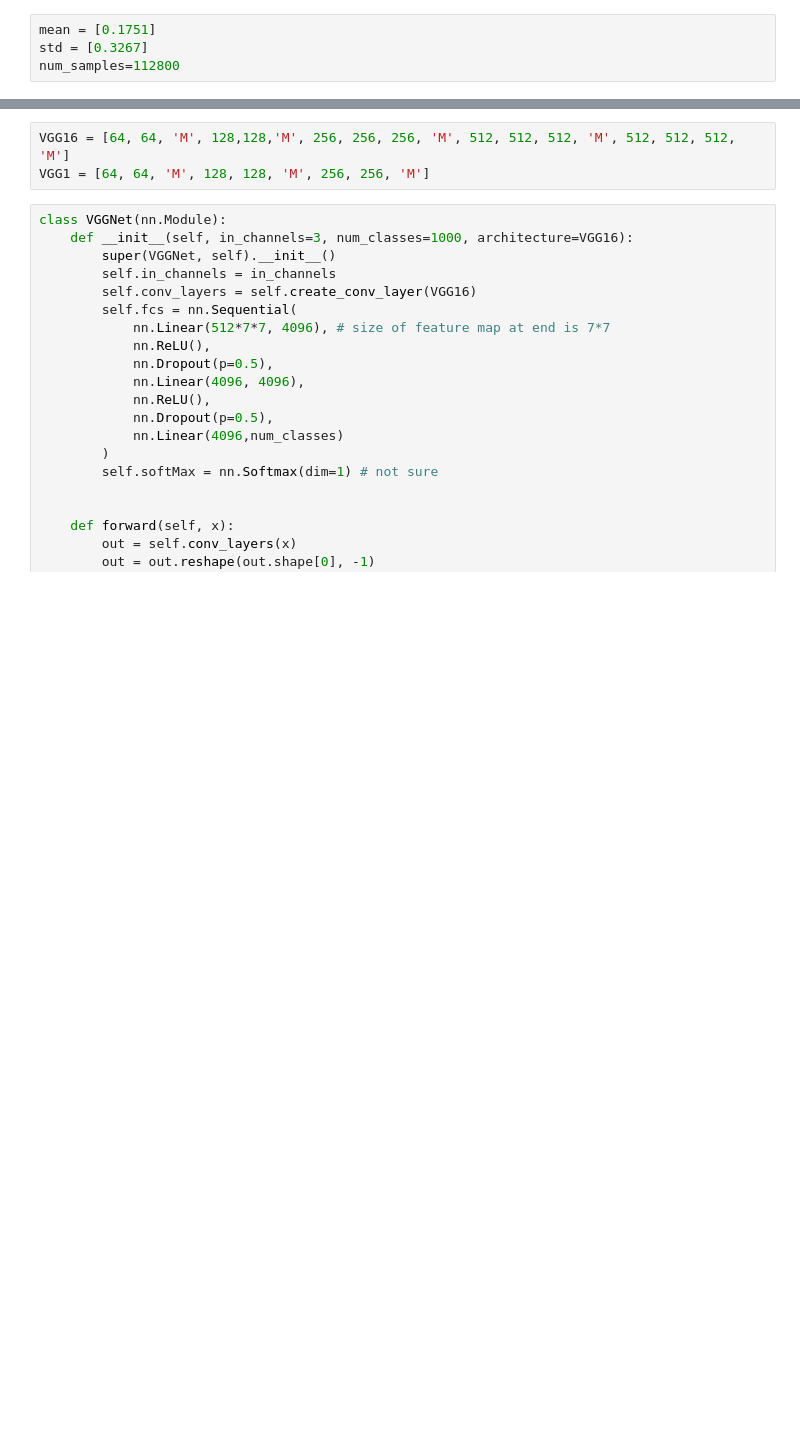
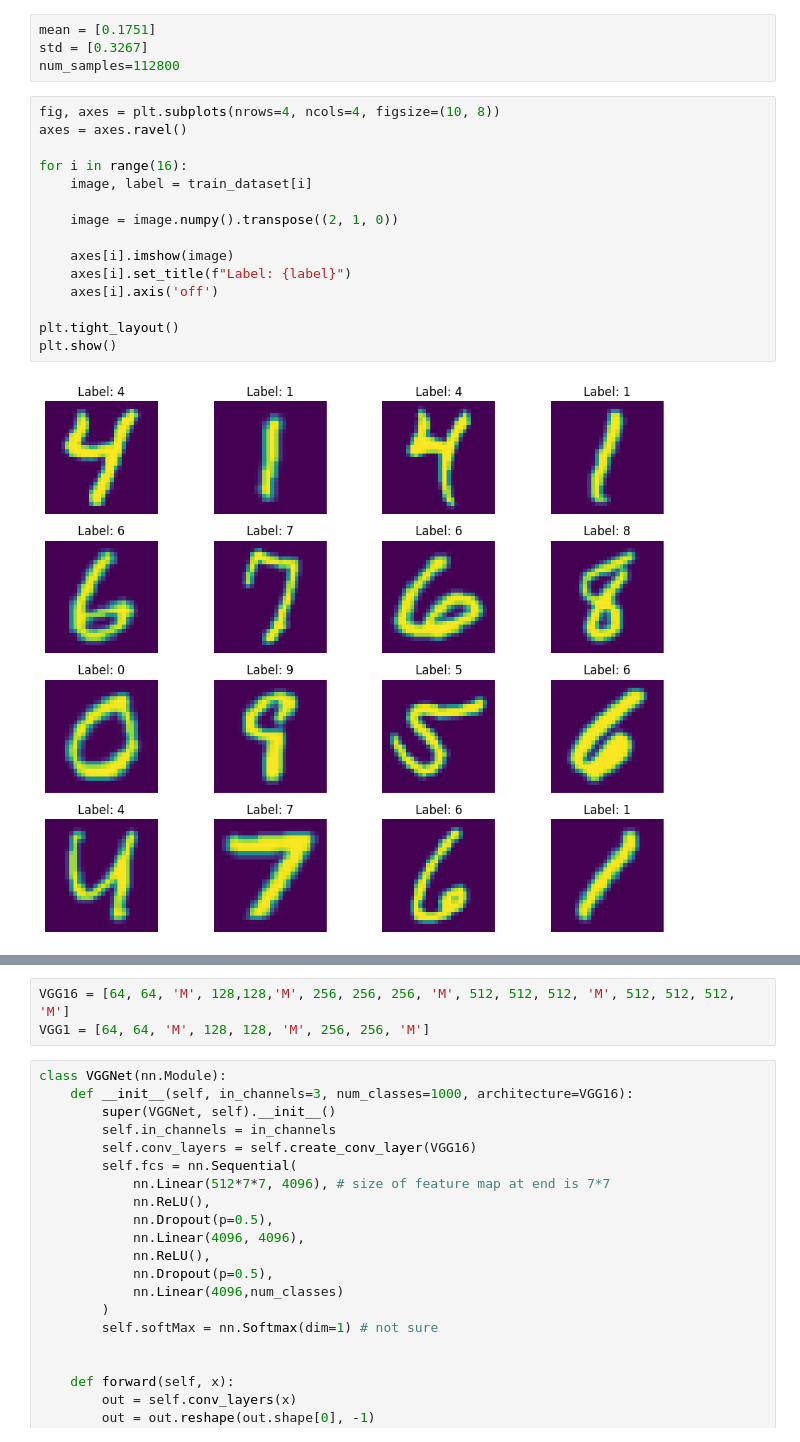
Before and after one commit to anshuman-8/DeepWisdom, a Jupyter notebook: VGG/VGG.ipynb, the cells around one changed output, grey strips where cells are left out. Saved outputs shown, nothing was run; the diff lists cells and outputs as text; blank space fills up the shorter version.

```diff
--- a/VGG/VGG.ipynb
+++ b/VGG/VGG.ipynb
@@ -68,6 +76,23 @@ mean=tensor([0.1751]); std=tensor([0.3267]); num_samples=112800
 mean = [0.1751]
 std = [0.3267]
 num_samples=112800
+# %%
+fig, axes = plt.subplots(nrows=4, ncols=4, figsize=(10, 8))
+axes = axes.ravel()
+
+for i in range(16):
+    image, label = train_dataset[i]
+
+    image = image.numpy().transpose((2, 1, 0))
+
+    axes[i].imshow(image)
+    axes[i].set_title(f"Label: {label}")
+    axes[i].axis('off')
+
+plt.tight_layout()
+plt.show()
+# %% [output]
+[figure, added]
 # %%
 for data, label in train_loader:
     print("Data shape:", data.shape)
```
Also changed, not shown: parts of 11 cells of this notebook, 3 other files.
